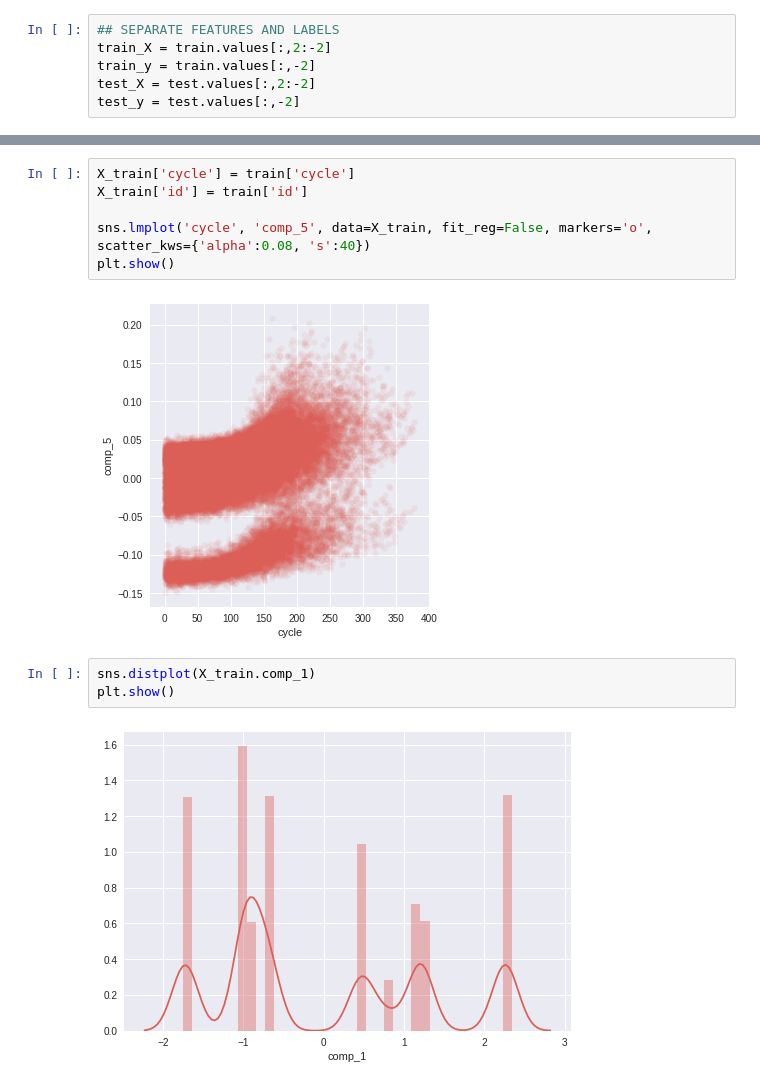
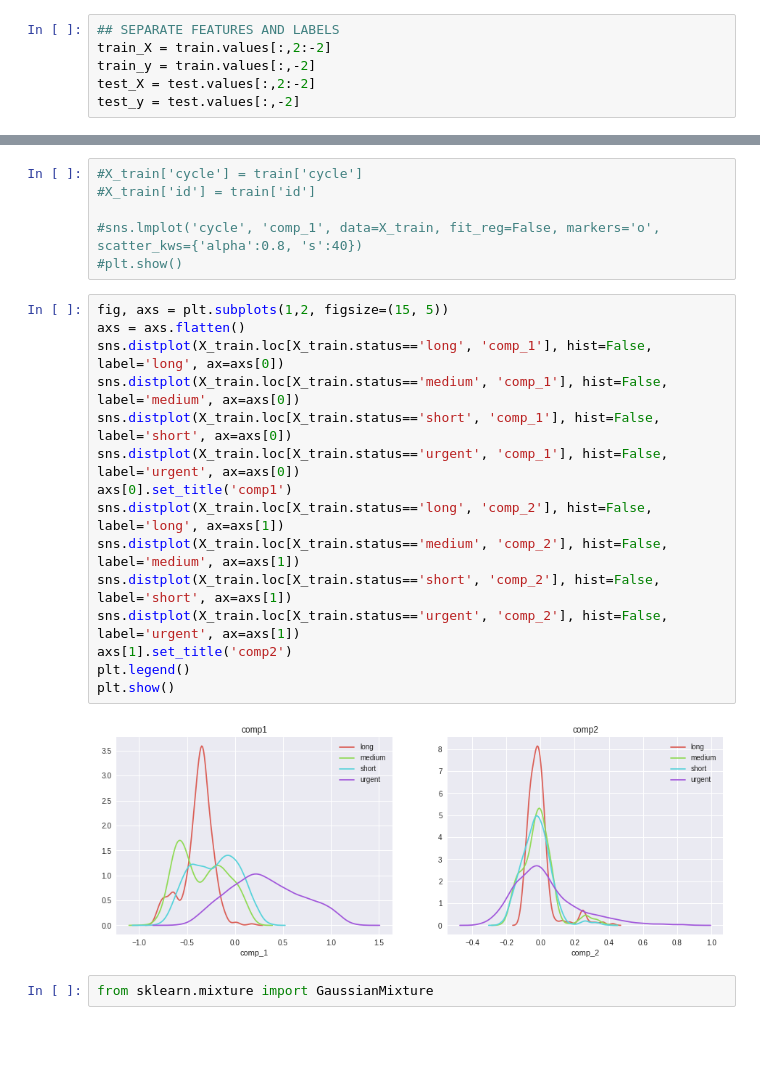
Before and after one commit to asadisaghar/PdM-C-MAPSS, a Jupyter notebook: play/PCA.ipynb, the cells around one changed output, grey strips where cells are left out. Drawn from its saved outputs; the diff is of its cells as text; blank space fills up the shorter version.

```diff
--- a/play/PCA.ipynb
+++ b/play/PCA.ipynb
@@ -192,13 +231,25 @@ plt.show()
 # %%
-X_train['cycle'] = train['cycle']
-X_train['id'] = train['id']
+#X_train['cycle'] = train['cycle']
+#X_train['id'] = train['id']
 
-sns.lmplot('cycle', 'comp_5', data=X_train, fit_reg=False, markers='o', scatter_kws={'alpha':0.08, 's':40})
-plt.show()
+#sns.lmplot('cycle', 'comp_1', data=X_train, fit_reg=False, markers='o', scatter_kws={'alpha':0.8, 's':40})
+#plt.show()
-# %% [output]
-[figure, removed]
-# %%
-sns.distplot(X_train.comp_1)
-plt.show()
-# %% [output]
-[figure, removed]
+# %%
+fig, axs = plt.subplots(1,2, figsize=(15, 5))
+axs = axs.flatten()
+sns.distplot(X_train.loc[X_train.status=='long', 'comp_1'], hist=False, label='long', ax=axs[0])
+sns.distplot(X_train.loc[X_train.status=='medium', 'comp_1'], hist=False, label='medium', ax=axs[0])
+sns.distplot(X_train.loc[X_train.status=='short', 'comp_1'], hist=False, label='short', ax=axs[0])
+sns.distplot(X_train.loc[X_train.status=='urgent', 'comp_1'], hist=False, label='urgent', ax=axs[0])
+axs[0].set_title('comp1')
+sns.distplot(X_train.loc[X_train.status=='long', 'comp_2'], hist=False, label='long', ax=axs[1])
+sns.distplot(X_train.loc[X_train.status=='medium', 'comp_2'], hist=False, label='medium', ax=axs[1])
+sns.distplot(X_train.loc[X_train.status=='short', 'comp_2'], hist=False, label='short', ax=axs[1])
+sns.distplot(X_train.loc[X_train.status=='urgent', 'comp_2'], hist=False, label='urgent', ax=axs[1])
+axs[1].set_title('comp2')
+plt.legend()
+plt.show()
+# %% [output]
+[figure, added]
+# %%
+from sklearn.mixture import GaussianMixture
```
Also changed, not shown: parts of 16 cells of this notebook, 35 other files.
